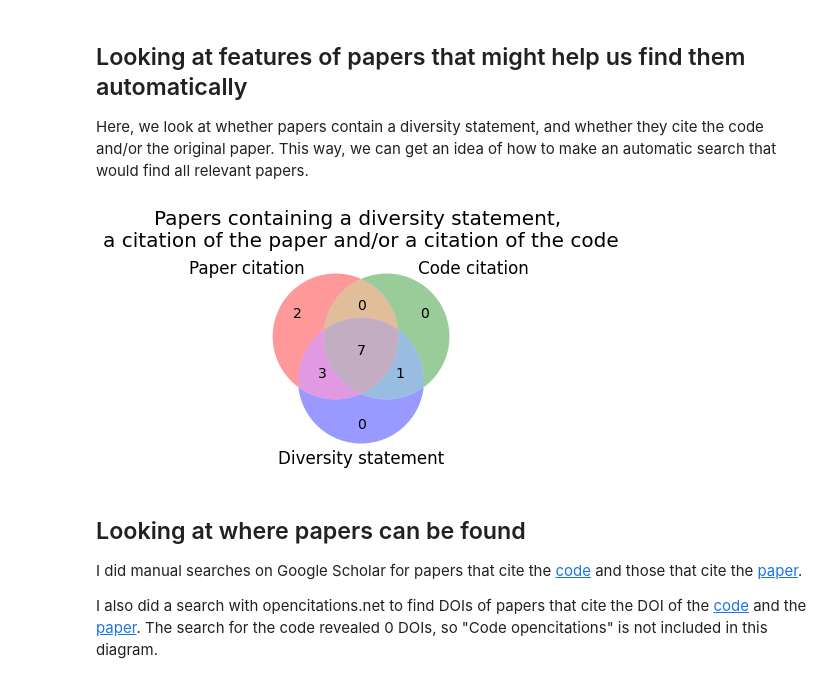
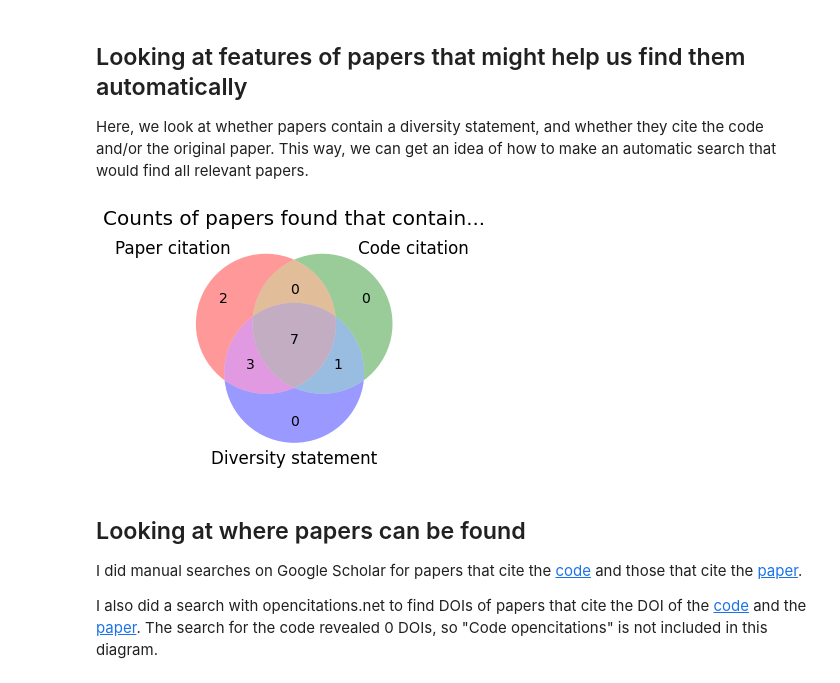
Before and after one commit to koudyk/cleanBibImpact, a Jupyter notebook: src/visualization/visualize_manual_data.ipynb, the cells around one changed output. Drawn from its saved outputs; the diff is of its cells as text; code cells hidden in the pictures.

Commit message:
fix figure labels

```diff
--- a/src/visualization/visualize_manual_data.ipynb
+++ b/src/visualization/visualize_manual_data.ipynb
@@ -32,13 +32,13 @@ Data columns:  ['paper_opencitations', 'code_opencitations', 'paper_googleschola
 ## Looking at features of papers that might help us find them automatically
 Here, we look at whether papers contain a diversity statement, and whether they cite the code and/or the original paper. This way, we can get an idea of how to make an automatic search that would find all relevant papers.
 # %%
-def venn_of_df(df):
+def venn_of_df(df, labels):
     subsets = []
     for col in df.columns:
         s = set(df.index[df[col] > 0].tolist())
         subsets.append(s)
 
-    labels = [label.replace('_', ' ').capitalize() for label in df.columns]
+    #labels = [label.replace('_', ' ').capitalize() for label in df.columns]
 
     v = venn3_unweighted(subsets, set_labels=labels)
     areas = (1, 1, 1, 1, 1, 1, 1)
@@ -48,14 +48,14 @@ def venn_of_df(df):
 # %%
 matplotlib.rc('font', **{'size': 14})
 
 cols = ['paper_citation', 'code_citation', 'diversity_statement']
-venn_of_df(df[cols])
-plt.title('Papers containing a diversity statement, \n' +\
-          'a citation of the paper and/or a citation of the code', fontsize=20)
+labels = [label.replace('_', ' ').capitalize() for label in cols]
+venn_of_df(df[cols], labels=labels)
+plt.title('Counts of papers found that contain...', fontsize=20)
 plt.tight_layout()
 plt.savefig('../../reports/figures/venn_diagram_content.png')
 # %% [output]
-[figure, old version]
+[figure, new version]
 # %% [markdown]
 ## Looking at where papers can be found
 I did manual searches on Google Scholar for papers that cite the [code](https://scholar.google.com/scholar?cites=9664289398725956584&as_sdt=2005&sciodt=0,5&hl=en) and those that cite the [paper](https://scholar.google.com/scholar?cites=5476688246125765713&as_sdt=2005&sciodt=0,5&hl=en).
```
Also changed, not shown: parts of 1 cell of this notebook, 3 other files.
